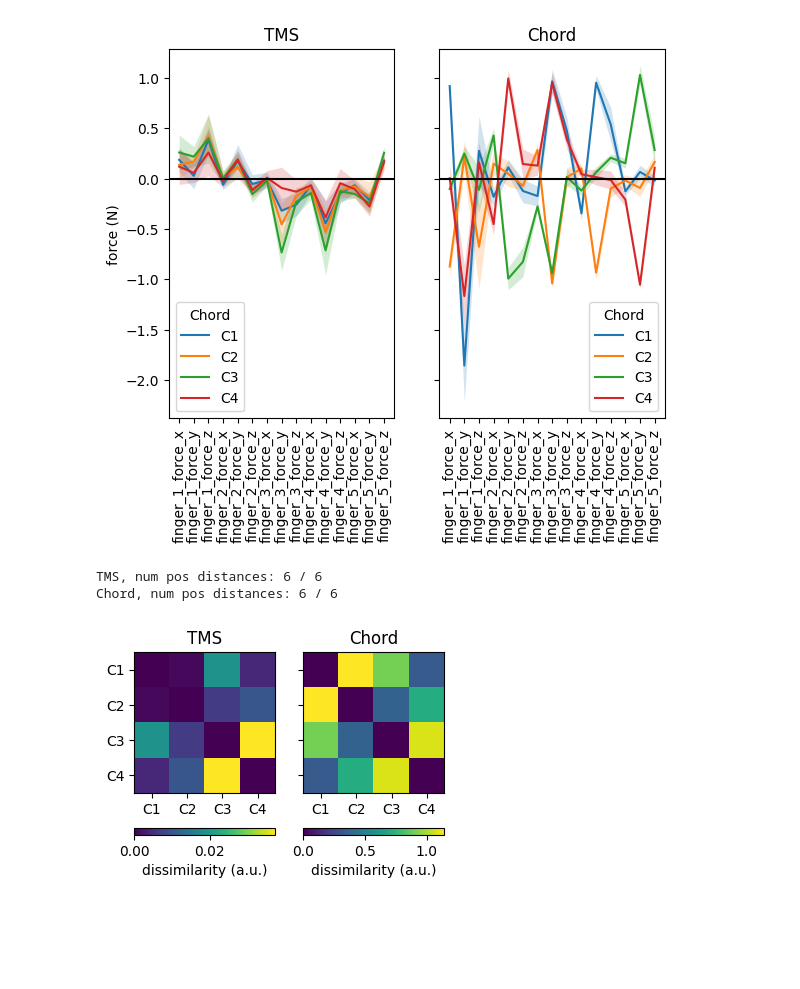
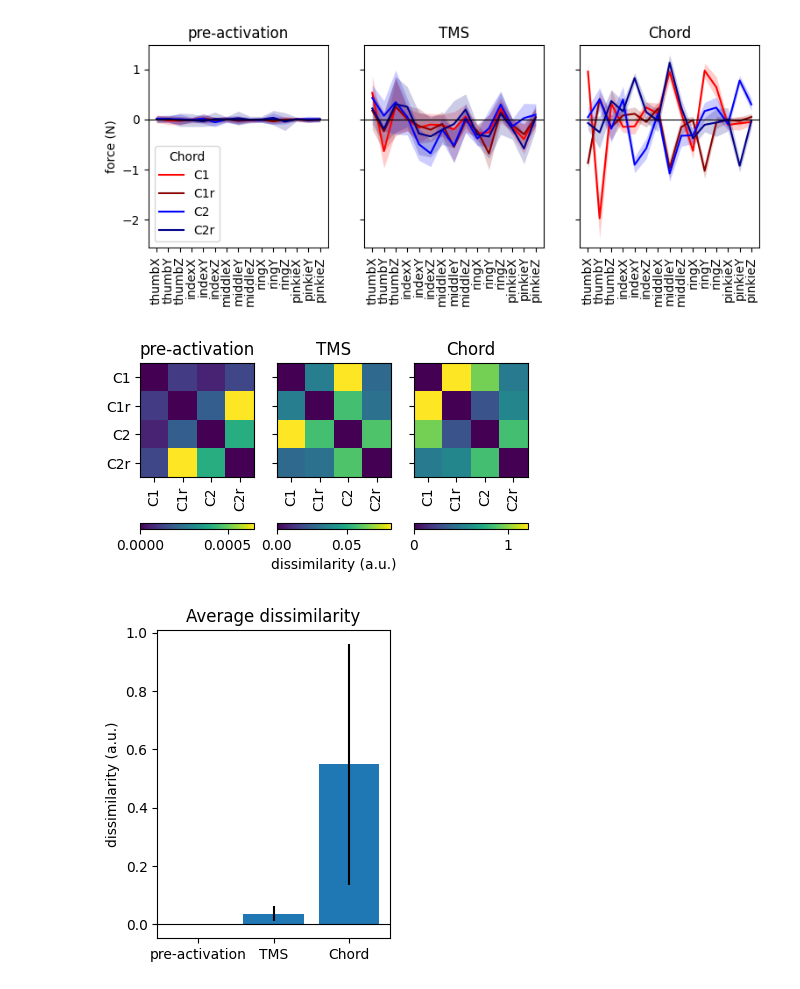
Before and after one commit to mnlmrc/EFC_learningTMS, a Jupyter notebook: notebooks/tms.ipynb, the cells around one changed output. Drawn from its saved outputs; the diff is of its cells as text; code cells hidden in the pictures; blank space fills up the shorter version.

```diff
--- a/notebooks/tms.ipynb
+++ b/notebooks/tms.ipynb
@@ -9,59 +10,83 @@ import seaborn as sb
 
 plt.style.use('default')
+# %%
+sn = 102
+path = os.path.join(gl.baseDir, gl.behavDir, f'p{sn}_testing')
+palette = ['red', 'darkred', 'blue', 'darkblue']
 # %%
-condition = ['TMS', 'Chord']
+condition = ['pre-activation', 'TMS', 'Chord']
 df = pd.read_csv(os.path.join(path, 'single_trial.tsv'), sep='\t')
-#df.Chord = df.Chord.map(gl.chord_mapping)
+df.Chord = df.Chord.map(gl.chord_mapping)
+df.Chord = pd.Categorical(df.Chord, categories=list(gl.chord_mapping.values()))
+df_melt = pd.melt(df, value_vars=gl.channels, var_name='channel', id_vars=['condition', 'Chord', 'TN'], value_name='force')
+df_melt.channel = df_melt.channel.map(gl.channel_mapping)
+df_melt_pre = pd.melt(df, value_vars=[ch + '_PRE' for ch in gl.channels], var_name='channel', id_vars=['condition', 'Chord', 'TN'], value_name='force')
+df_melt_pre.channel = df_melt_pre.channel.map(gl.channel_mapping_PRE)
 
-df_melt = pd.melt(df, value_vars=gl.channels, var_name='channel', id_vars=['condition', 'Chord', 'BN', 'TN'], value_name='force')
-df_melt_g = df_melt.groupby(['channel', 'Chord', 'condition', 'BN']).mean(numeric_only=True).reset_index()
-
-fig, axs = plt.subplots(1, 2, sharey=True, sharex=True)
-
-sb.lineplot(data=df_melt_g[df_melt_g['condition']=='TMS'], ax=axs[0], x='channel', y='force', hue='Chord', err_kws={'linewidth': 0}, errorbar='sd')
-sb.lineplot(data=df_melt_g[df_melt_g['condition']=='Chord'], ax=axs[1], x='channel', y='force', hue='Chord', err_kws={'linewidth': 0}, errorbar='sd')
+fig, axs = plt.subplots(1, 3, sharey=True, figsize=(9, 3))
+sb.lineplot(data=df_melt_pre[df_melt_pre['condition']=='TMS'], ax=axs[0], x='channel', y='force', hue='Chord', err_kws={'linewidth': 0}, errorbar='sd', palette=palette)
+sb.lineplot(data=df_melt[df_melt['condition']=='TMS'], ax=axs[1], x='channel', y='force', hue='Chord', err_kws={'linewidth': 0}, errorbar='sd', legend=False, palette=palette)
+sb.lineplot(data=df_melt[df_melt['condition']=='Chord'], ax=axs[2], x='channel', y='force', hue='Chord', err_kws={'linewidth': 0}, errorbar='sd', legend=False, palette=palette)
 for i, ax in enumerate(axs):
     ax.axhline(y=0, color='k', lw=.8)
     ax.set_xticks(np.arange(len(gl.channels)))
     ax.set_xticklabels(ax.get_xticklabels(), rotation=90)
     ax.set_title(condition[i])
     ax.set_xlabel('')
 
 axs[0].set_ylabel('force (N)')
 
 plt.show()
 # %% [output]
-[figure, old version]
+[figure, new version]
 # %%
-fig, axs = plt.subplots(1, 2, sharey=True, sharex=True, figsize=(4, 3))
+fig, axs = plt.subplots(1, 3, sharey=True, sharex=True, figsize=(5, 4))
 
+condition = ['pre-activation', 'TMS', 'Chord']
+D_avg = np.zeros(len(condition))
+D_std = np.zeros(len(condition))
 for c, cond in enumerate(condition):
-    df_tmp = df[df['condition']==cond]
-    Y = df_tmp[gl.channels].to_numpy()
+    if cond == 'pre-activation':
+        df_tmp = df[df['condition']=='TMS']
+        Y = df_tmp[gl.channels_PRE].to_numpy()
+    else:
+        df_tmp = df[df['condition']==cond]
+        Y = df_tmp[gl.channels].to_numpy()
+
     Y_g, cond_vec, part_vec = pcm.group_by_condition(Y, df_tmp.Chord, df_tmp.BN, axis=0)
 
     # dissimilarity
-    G, _ = pcm.est_G_crossval(Y_g, cond_vec, part_vec)
+    G, _ = pcm.est_G_crossval(Y_g, cond_vec, part_vec,)
     D = pcm.G_to_dist(G)
-
-    print(f'{cond}, num pos distances: {(D > 0).sum() / 2:.0f} / 6')
+    D_avg[c] = D.mean()
+    D_std[c] = D.std()
 
     # plot
     ax = axs[c]
     ax.imshow(D,) #vmin=0, vmax=.3)
     ax.set_xticks(np.arange(4))
     ax.set_yticks(np.arange(4))
-    ax.set_xticklabels(list(gl.chord_mapping.keys()))
-    ax.set_yticklabels(list(gl.chord_mapping.keys()))
+    ax.set_xticklabels(list(gl.chord_mapping.values()), rotation=90)
+    ax.set_yticklabels(list(gl.chord_mapping.values()))
     ax.set_title(cond)
 
-for ax in axs:
+for i, ax in enumerate(axs):
     cax = ax.get_images()[0]
     cbar = fig.colorbar(cax, ax=ax, orientation='horizontal', fraction=.05)
-    cbar.set_label('dissimilarity (a.u.)')
+    cbar.set_label('dissimilarity (a.u.)') if i == 1 else None
 
 plt.show()
 # %% [output]
-TMS, num pos distances: 6 / 6
-Chord, num pos distances: 6 / 6
-[figure, old version]
+[figure, new version]
+# %%
+fig, ax = plt.subplots(figsize=(3, 4))
+
+ax.bar(condition, D_avg, yerr=D_std)
+ax.set_title('Average dissimilarity')
+ax.set_ylabel('dissimilarity (a.u.)')
+ax.axhline(0, color='k', lw=.8)
+#ax.set_yscale('symlog', linthresh=.01)
+
+plt.show()
+# %% [output]
+[figure, added]
```
Also changed, not shown: parts of 1 cell of this notebook.
